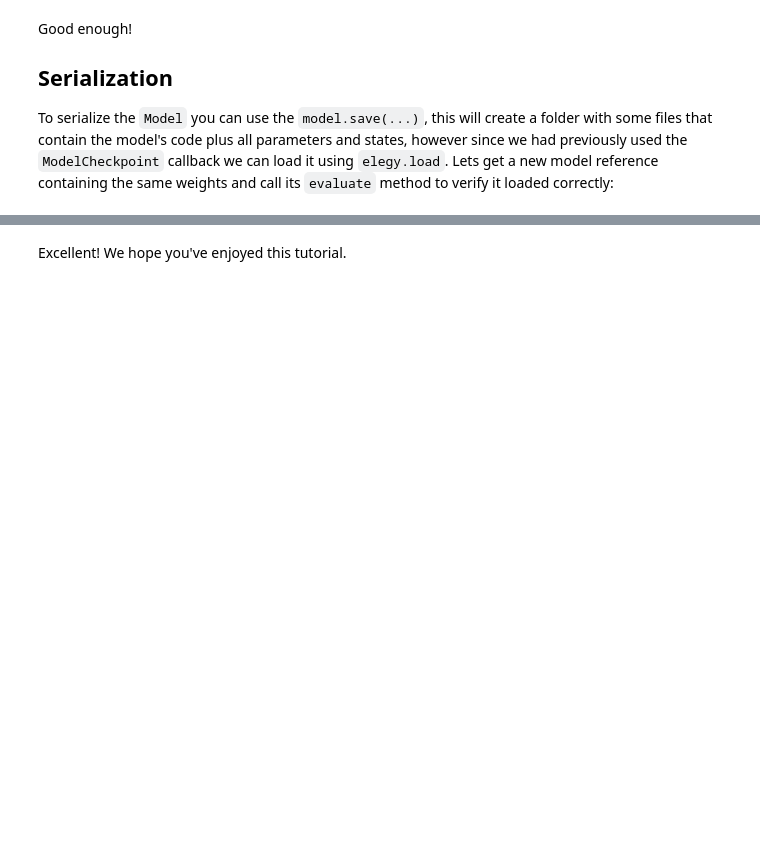
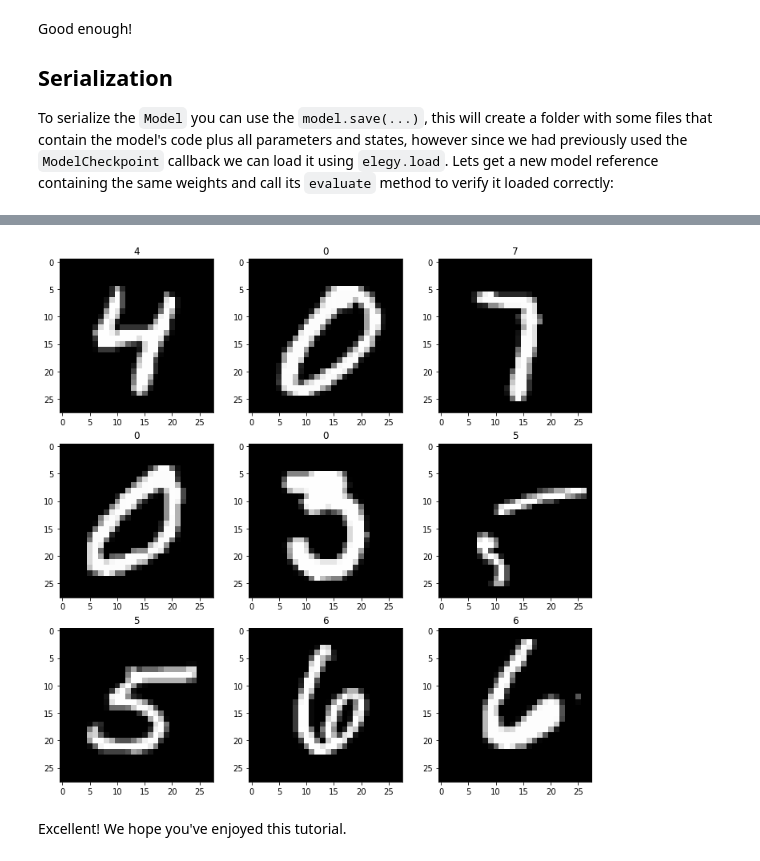
Before and after one commit to poets-ai/elegy, a Jupyter notebook: docs/getting-started/low-level-api.ipynb, the cells around one changed output, grey strips where cells are left out. Drawn from its saved outputs; the diff is of its cells as text; code cells hidden in the pictures; blank space fills up the shorter version.

```diff
--- a/docs/getting-started/low-level-api.ipynb
+++ b/docs/getting-started/low-level-api.ipynb
@@ -247,2 +270,19 @@ new model id:     139834008582896
+# %%
+import tensorflow as tf
+
+saved_model = tf.saved_model.load("saved-models/low-level")
+
+y_pred_tf = saved_model(x_sample)
+
+plt.figure(figsize=(12, 12))
+for i in range(3):
+    for j in range(3):
+        k = 3 * i + j
+        plt.subplot(3, 3, k + 1)
+
+        plt.title(f"{np.argmax(y_pred_tf[k])}")
+        plt.imshow(x_sample[k], cmap="gray")
+# %% [output]
+[figure, added]
 # %% [markdown]
 Excellent! We hope you've enjoyed this tutorial.
```
Also changed, not shown: parts of 17 cells of this notebook, 4 other files.
